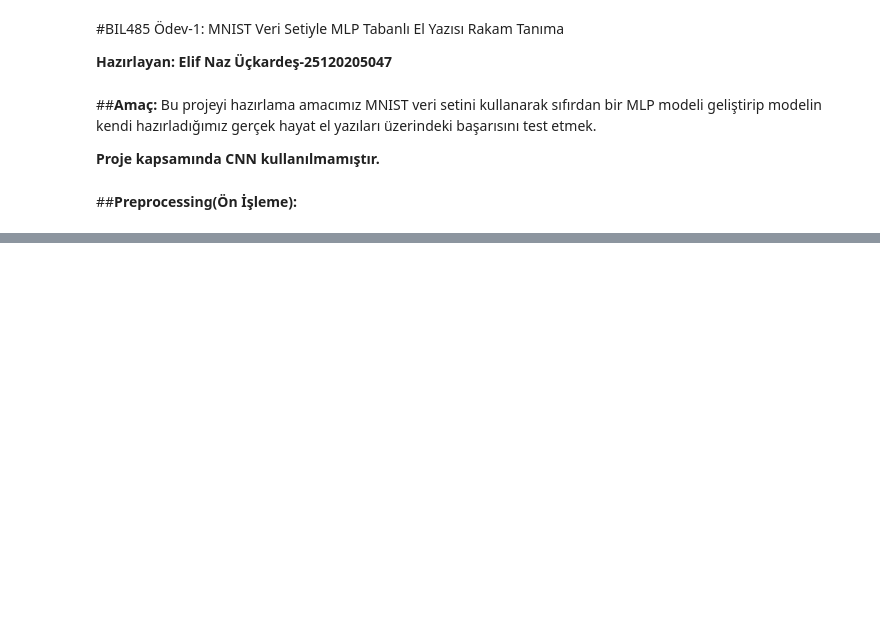
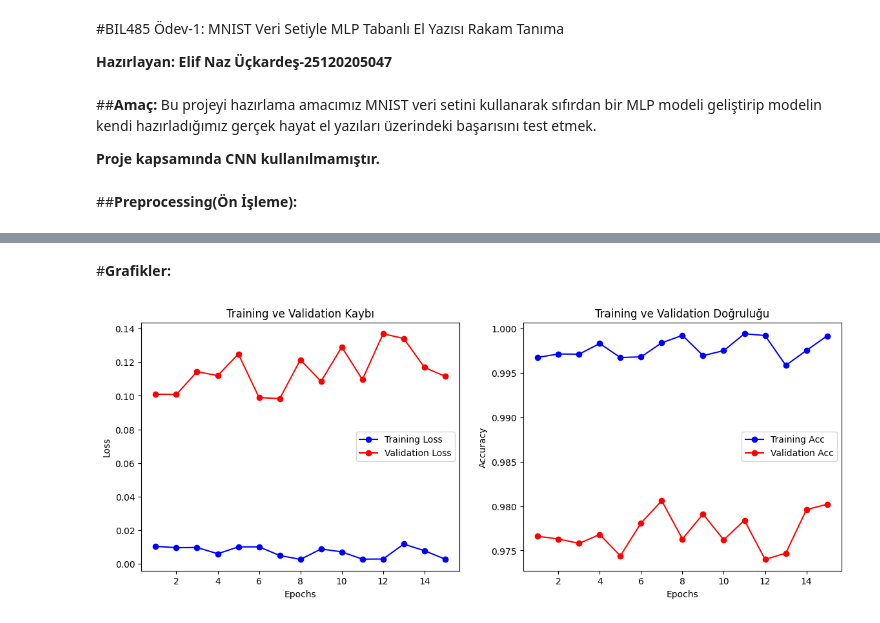
Before and after one commit to alfra-ganus/Bil485-Odev1, a Jupyter notebook: sample.ipynb, the cells around one changed output, grey strips where cells are left out. Drawn from its saved outputs; the diff is of its cells as text; code cells hidden in the pictures; blank space fills up the shorter version.

```diff
--- a/sample.ipynb
+++ b/sample.ipynb
@@ -48,0 +78,13 @@ test veri boyutu:  (10000, 784)
+# %%
+start_time=time.time();
+
+gecmis=model.fit(part_train_images, part_train_labels, epochs=15, batch_size=128,
+                      validation_data=(val_images, val_labels));
+
+end_time=time.time();
+
+#süre hesap:
+egitim_sure=end_time - start_time;
+
+print("Egitim Bitti");
+print(f"Egitim Suresi: {egitim_sure:.2f} saniye");
@@ -48,0 +109,42 @@ test veri boyutu:  (10000, 784)
+# %% [markdown]
+#**Grafikler:**
+# %%
+acc=gecmis.history['accuracy']
+val_acc=gecmis.history['val_accuracy']
+loss=gecmis.history['loss']
+val_loss=gecmis.history['val_loss']
+
+epochs= range(1, len(acc)+1)
+
+plt.figure(figsize=(14,5));
+
+#Loss Grafiği:
+plt.subplot(1,2,1);
+
+plt.plot(epochs, loss, 'bo-', label='Training Loss');
+plt.plot(epochs, val_loss, 'ro-', label='Validation Loss');
+plt.title('Training ve Validation Kaybı');
+plt.xlabel('Epochs');
+plt.ylabel('Loss');
+plt.legend();
+
+#Accuracy Grafiği:
+plt.subplot(1,2,2);
+
+plt.plot(epochs, acc, 'bo-', label='Training Acc');
+plt.plot(epochs, val_acc, 'ro-', label='Validation Acc');
+plt.title('Training ve Validation Doğruluğu');
+plt.xlabel('Epochs');
+plt.ylabel('Accuracy');
+plt.legend();
+
+plt.show();
+
+#Test:
+
+print("Test Verisi Değerlendirme");
+test_loss, test_acc = model.evaluate(test_images, test_labels);
+print(f"Test Accuracy: % {test_acc *100:.2f}");
+print(f"Test Loss: {test_loss:.4f}");
+# %% [output]
+[figure, added]
```
Also changed, not shown: parts of 6 cells of this notebook.
